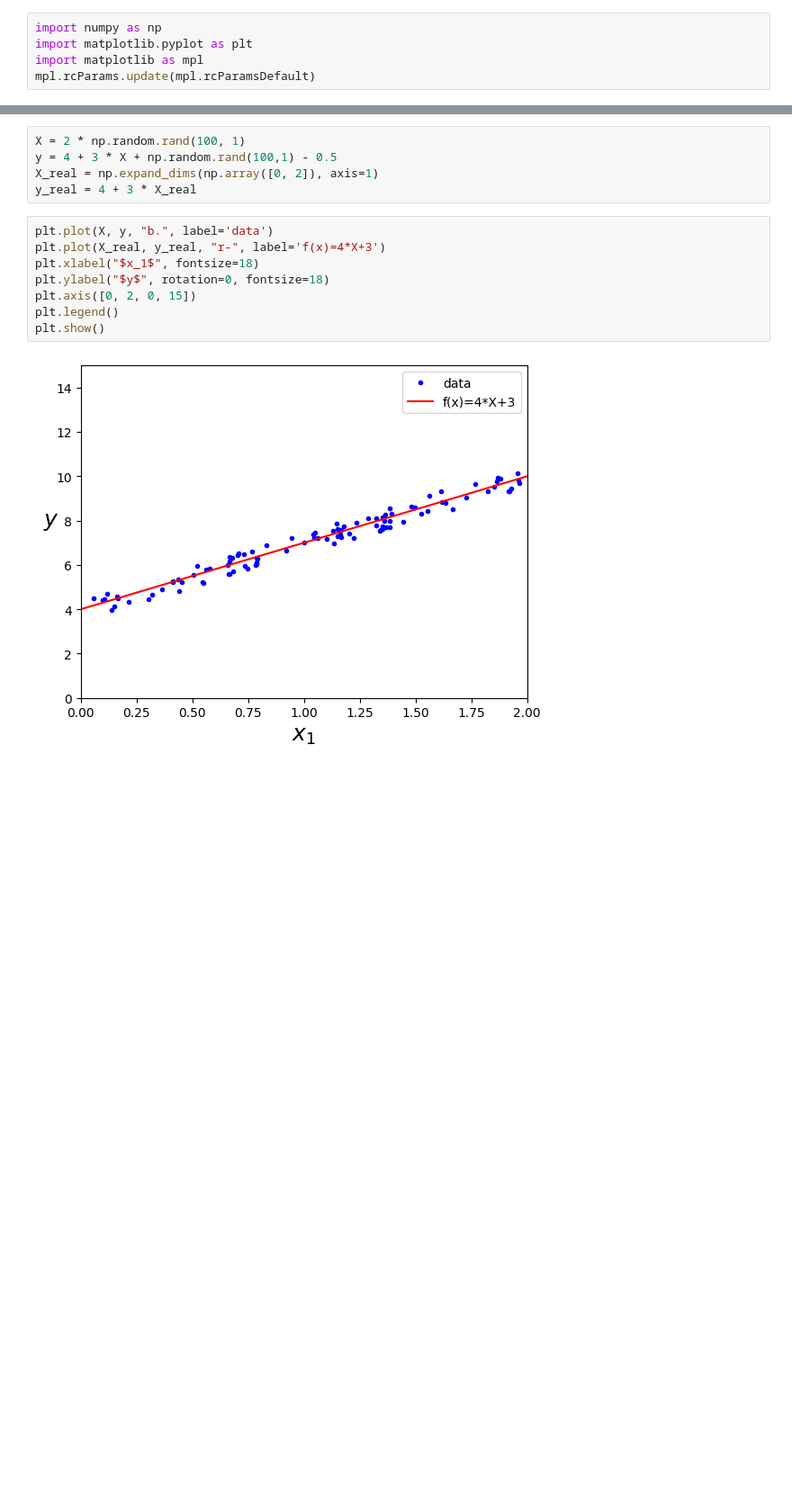
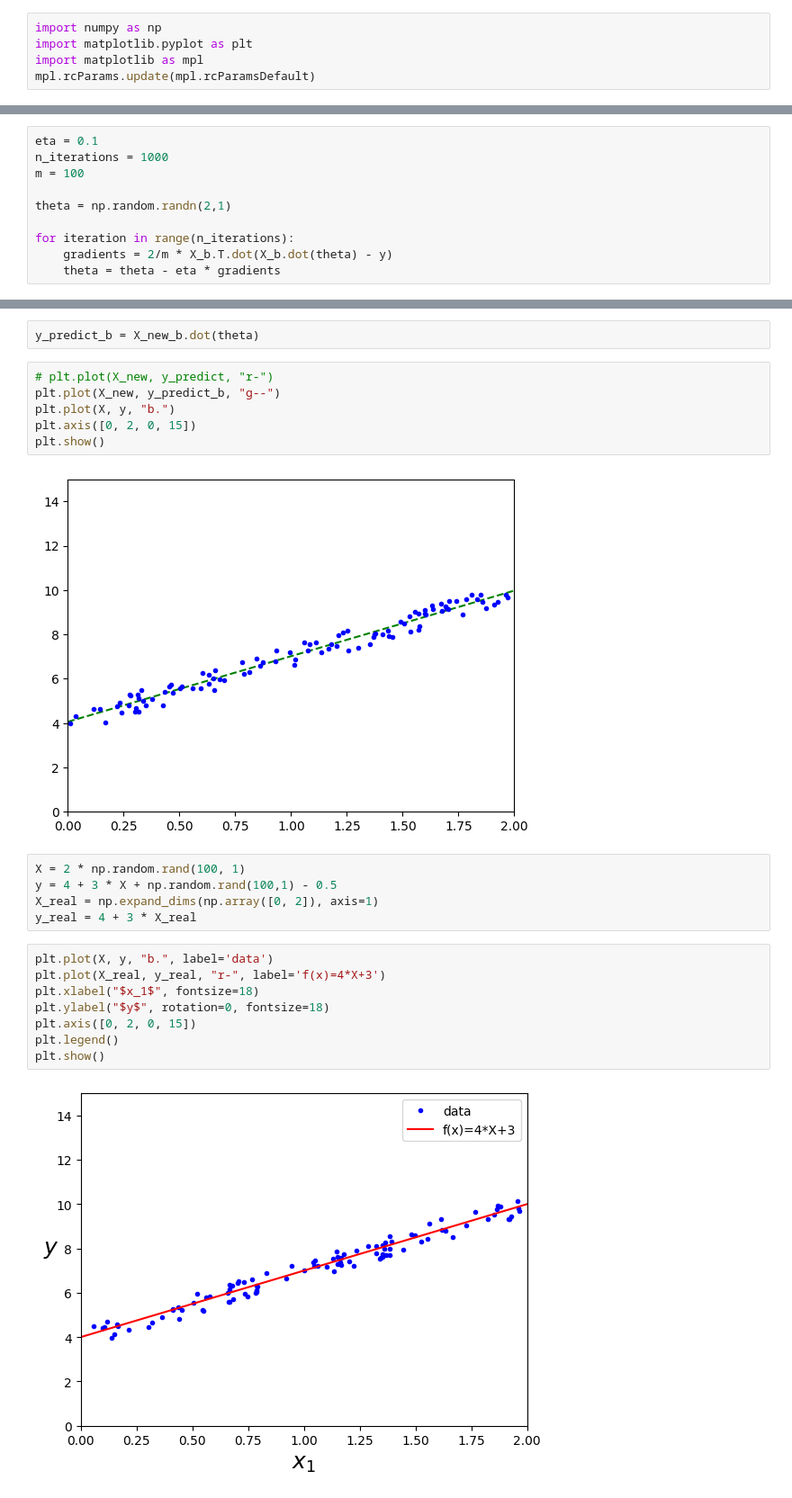
Before and after one commit to sshinohs/opsl-machine-learning-python, a Jupyter notebook: 02_machine_learning_basic/02_01_linear_regression.ipynb, the cells around one changed output, grey strips where cells are left out. Shown: that part at 90% size. Saved outputs shown, nothing was run; the diff lists cells and outputs as text; blank space fills up the shorter version.

```diff
--- a/02_machine_learning_basic/02_01_linear_regression.ipynb
+++ b/02_machine_learning_basic/02_01_linear_regression.ipynb
@@ -7,0 +47,10 @@ mpl.rcParams.update(mpl.rcParamsDefault)
+# %%
+eta = 0.1
+n_iterations = 1000
+m = 100
+
+theta = np.random.randn(2,1)
+
+for iteration in range(n_iterations):
+    gradients = 2/m * X_b.T.dot(X_b.dot(theta) - y)
+    theta = theta - eta * gradients
@@ -8,3 +67,13 @@ mpl.rcParams.update(mpl.rcParamsDefault)
+# %%
+y_predict_b = X_new_b.dot(theta)
+# %%
+# plt.plot(X_new, y_predict, "r-")
+plt.plot(X_new, y_predict_b, "g--")
+plt.plot(X, y, "b.")
+plt.axis([0, 2, 0, 15])
+plt.show()
+# %% [output]
+[figure, added]
 # %%
 X = 2 * np.random.rand(100, 1)
 y = 4 + 3 * X + np.random.rand(100,1) - 0.5
```
Also changed, not shown: parts of 31 cells of this notebook.
